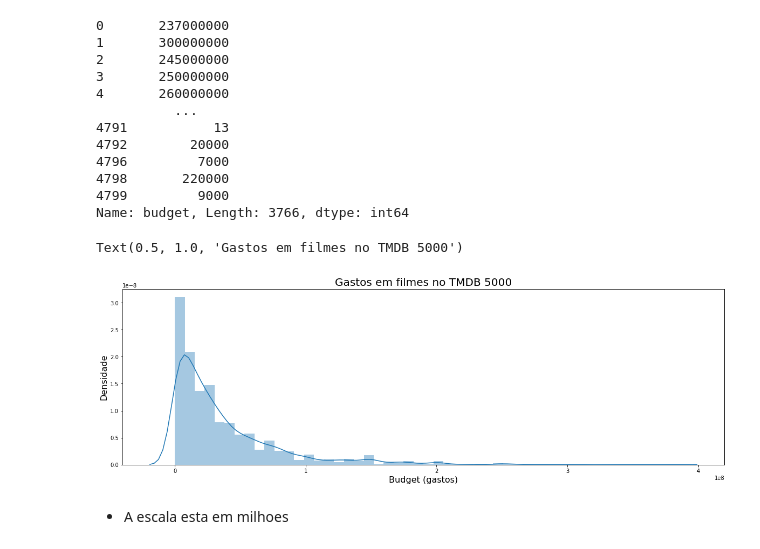
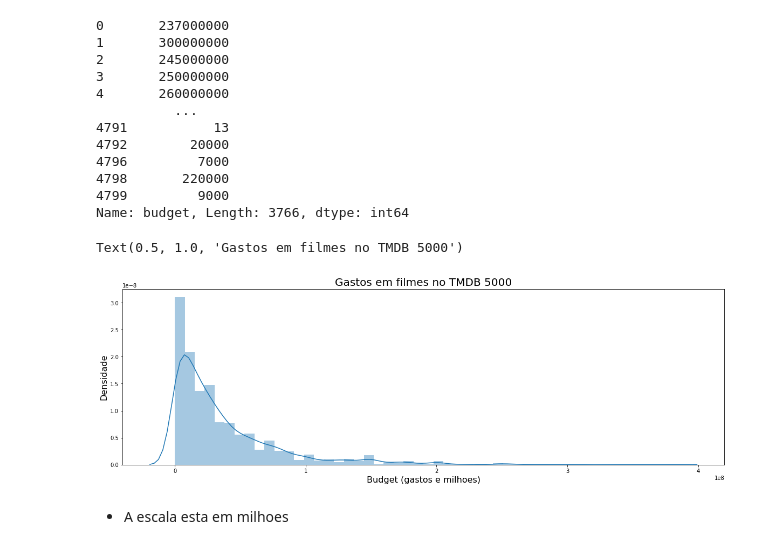
Before and after one commit to fkfouri/PythonStudy, a Jupyter notebook: data-science/testes_estatisticos/aula 0 - Introducao a Testes.ipynb, the cells around one changed output. Drawn from its saved outputs; the diff is of its cells as text; code cells hidden in the pictures.

```diff
--- a/data-science/testes_estatisticos/aula 0 - Introducao a Testes.ipynb
+++ b/data-science/testes_estatisticos/aula 0 - Introducao a Testes.ipynb
@@ -363,13 +363,13 @@ Name: budget, Length: 3766, dtype: int64
 # %%
 ax = sns.distplot(tmdb.query("budget > 0").budget)
 ax.figure.set_size_inches(20, 6)
 #ax.set(xlabel = 'Nota Media', ylabel='Densidade')
-ax.set_xlabel('Budget (gastos)', fontsize=16)
+ax.set_xlabel('Budget (gastos e milhoes)', fontsize=16)
 ax.set_ylabel('Densidade', fontsize=16)
 ax.set_title("Gastos em filmes no TMDB 5000", fontsize=20)
 # %% [output]
 Text(0.5, 1.0, 'Gastos em filmes no TMDB 5000')
-[figure, old version]
+[figure, new version]
 # %% [markdown]
 - A escala esta em milhoes
 # %%
```
Also changed, not shown: parts of 25 cells of this notebook.
